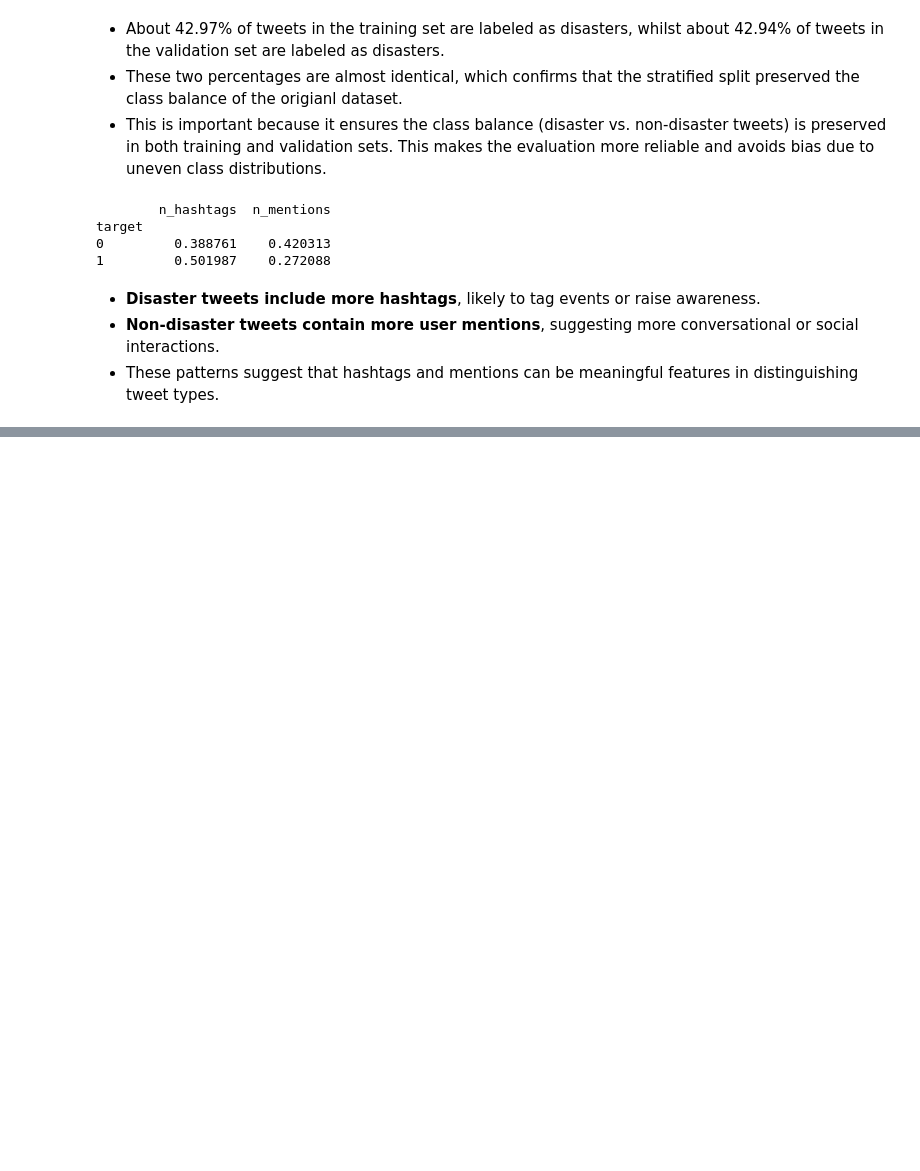
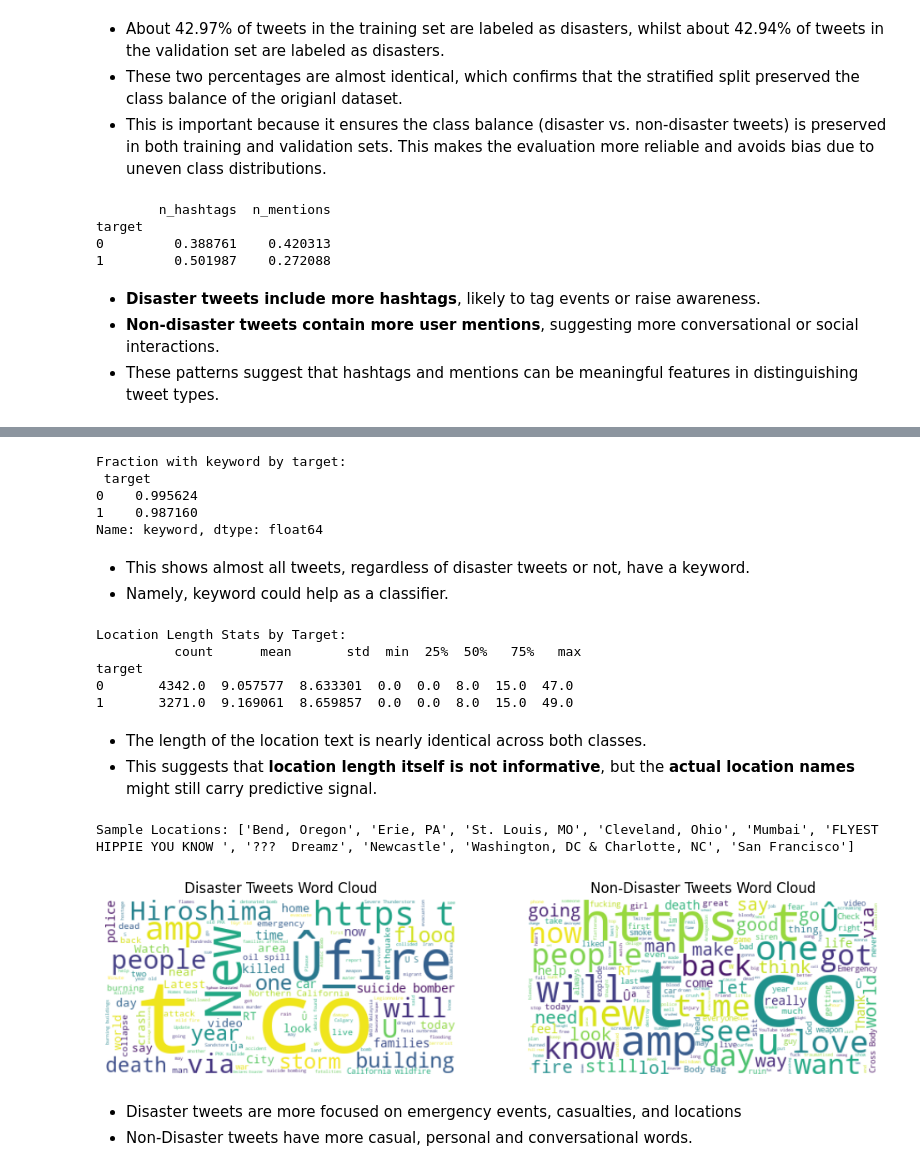
Before and after one commit to Wonchoi-KR/nlp-disaster-tweets, a Jupyter notebook: notebooks/Day-1-EDA.ipynb, the cells around one changed output, grey strips where cells are left out. Cells and saved outputs as stored; diff of their text form; code cells hidden in the pictures; blank space fills up the shorter version.

Commit message:
feat: add keyword/location analysis and wordcloud visualizations

```diff
--- a/notebooks/Day-1-EDA.ipynb
+++ b/notebooks/Day-1-EDA.ipynb
@@ -119,0 +149,64 @@ target
+# %%
+# Missing or Non missing Keyword by Target
+keyword_presence = train.groupby('target')['keyword'].apply(lambda col: col.notnull().mean())
+print("Fraction with keyword by target:\n", keyword_presence)
+# %% [output]
+Fraction with keyword by target:
+ target
+0    0.995624
+1    0.987160
+Name: keyword, dtype: float64
+# %% [markdown]
+  - This shows almost all tweets, regardless of disaster tweets or not, have a keyword.
+  - Namely, keyword could help as a classifier.
+# %%
+# Inspect Location Text Length
+train['loc_len'] = train['location'].fillna("").str.len()
+
+loc_length_stats = train.groupby('target')['loc_len'].describe()
+print("Location Length Stats by Target:\n", loc_length_stats)
+# %% [output]
+Location Length Stats by Target:
+          count      mean       std  min  25%  50%   75%   max
+target
+0       4342.0  9.057577  8.633301  0.0  0.0  8.0  15.0  47.0
+1       3271.0  9.169061  8.659857  0.0  0.0  8.0  15.0  49.0
+# %% [markdown]
+- The length of the location text is nearly identical across both classes.
+- This suggests that **location length itself is not informative**, but the **actual location names** might still carry predictive signal.
+# %%
+# Inspect the quality of the Unique Locations
+
+sample_locs = train['location'].dropna().sample(10, random_state=42).tolist()
+print("Sample Locations:", sample_locs)
+# %% [output]
+Sample Locations: ['Bend, Oregon', 'Erie, PA', 'St. Louis, MO', 'Cleveland, Ohio', 'Mumbai', 'FLYEST HIPPIE YOU KNOW ', '???  Dreamz', 'Newcastle', 'Washington, DC & Charlotte, NC', 'San Francisco']
+# %%
+# Word Clouds of Disaster Vs Non-Disaster
+from wordcloud import WordCloud
+import matplotlib.pyplot as plt
+
+text_dis = " ".join(train.loc[train['target'] == 1, 'text'].dropna())
+text_non = " ".join(train.loc[train['target'] == 0, 'text'].dropna())
+
+# Generate word clouds
+wc_dis = WordCloud(width=400, height=200, background_color="white").generate(text_dis)
+wc_non = WordCloud(width=400, height=200, background_color="white").generate(text_non)
+
+# Plot side by side
+plt.figure(figsize=(12, 6))
+plt.subplot(1, 2, 1)
+plt.imshow(wc_dis, interpolation='bilinear')
+plt.axis('off')
+plt.title("Disaster Tweets Word Cloud")
+
+plt.subplot(1, 2, 2)
+plt.imshow(wc_non, interpolation='bilinear')
+plt.axis('off')
+plt.title("Non-Disaster Tweets Word Cloud")
+plt.show()
+# %% [output]
+[figure, added]
+# %% [markdown]
+- Disaster tweets are more focused on emergency events, casualties, and locations
+- Non-Disaster tweets have more casual, personal and conversational words.
```
Also changed, not shown: parts of 3 cells of this notebook.
